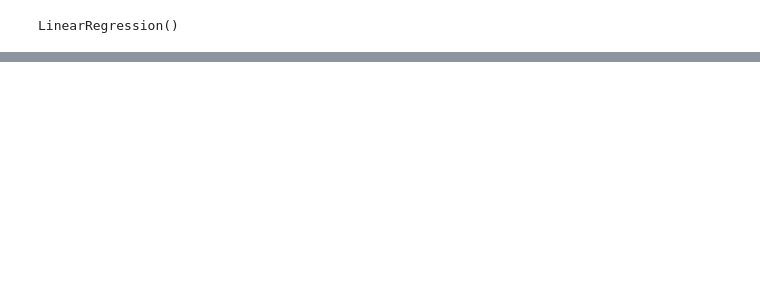
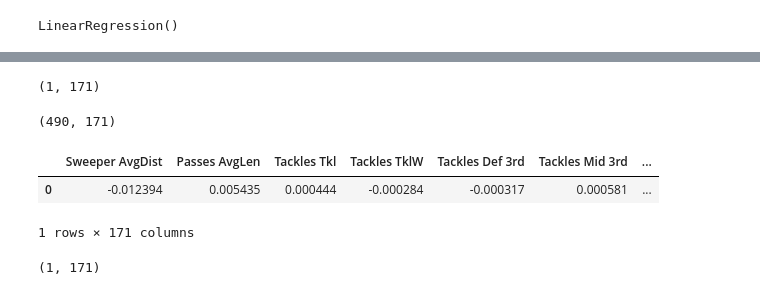
Before and after one commit to sambuddharay/FinalYearProject, a Jupyter notebook: model1/important_features.ipynb, the cells around one changed output, grey strips where cells are left out. Drawn from its saved outputs; the diff is of its cells as text; code cells hidden in the pictures; blank space fills up the shorter version.

```diff
--- a/model1/important_features.ipynb
+++ b/model1/important_features.ipynb
@@ -1225,0 +2185,20 @@ array([ 1.42393670e-03, -2.69484315e-03,  4.28095648e-04,  1.43185579e-03,
+# %%
+feature_coef = lr.coef_.reshape(1,-1)
+feature_coef.shape
+# %% [output]
+(1, 171)
+# %%
+X_train.shape
+# %% [output]
+(490, 171)
+# %%
+feature_coef_df = pd.DataFrame(feature_coef, columns= X_train.columns.to_list())
+feature_coef_df
+# %% [output]
+|  | Sweeper AvgDist | Passes AvgLen | Tackles Tkl | Tackles TklW | Tackles Def 3rd | Tackles Mid 3rd | ... |
+| 0 | -0.012394 | 0.005435 | 0.000444 | -0.000284 | -0.000317 | 0.000581 | ... |
+1 rows × 171 columns
+# %%
+feature_coef_df.shape
+# %% [output]
+(1, 171)
```
Also changed, not shown: parts of 96 cells of this notebook, 1 other file.
